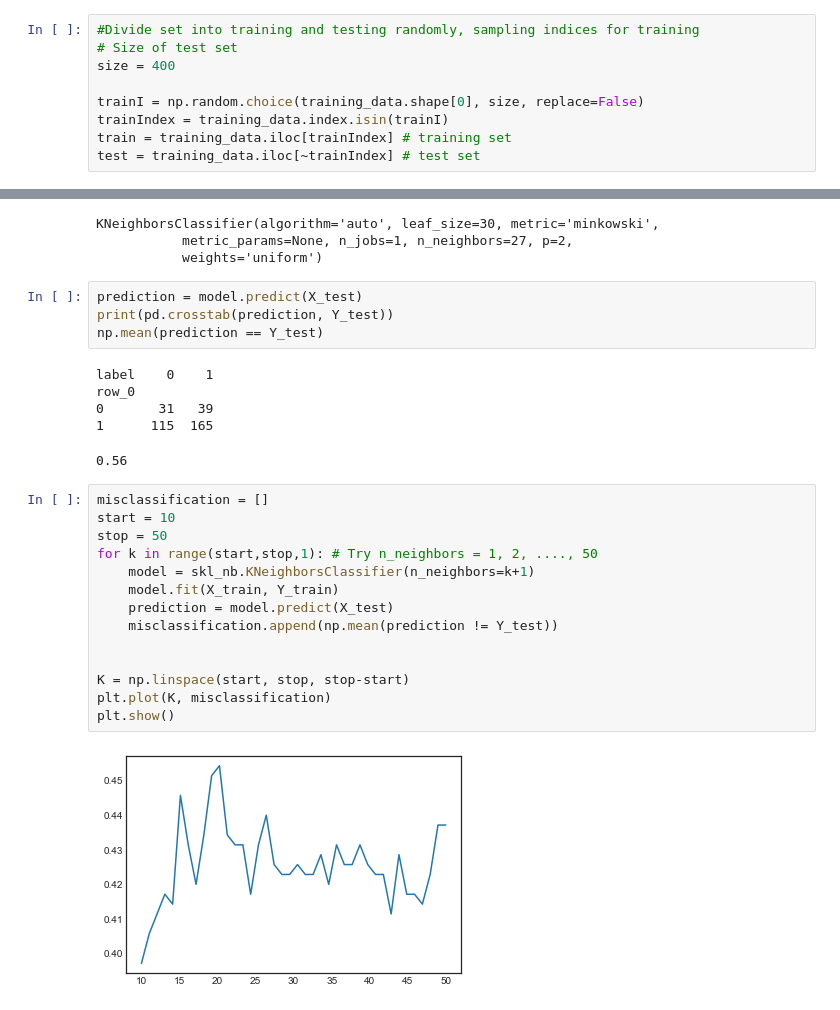
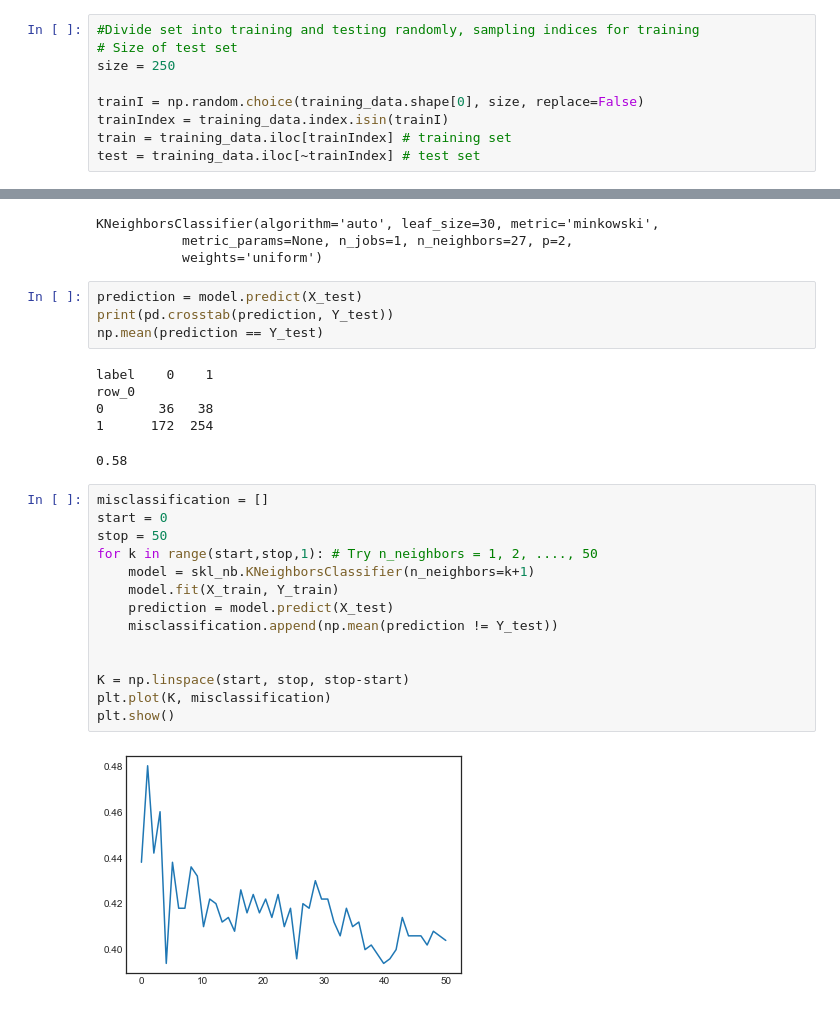
Before and after one commit to MSkogsmo/StatisticalMachineLearningProject, a Jupyter notebook: projectFileKNN.ipynb, the cells around one changed output, grey strips where cells are left out. Cells and saved outputs as stored; diff of their text form.

```diff
--- a/projectFileKNN.ipynb
+++ b/projectFileKNN.ipynb
@@ -73,7 +73,7 @@ Statistics about training set
 # %%
 #Divide set into training and testing randomly, sampling indices for training
 # Size of test set
-size = 400
+size = 250
 
 trainI = np.random.choice(training_data.shape[0], size, replace=False)
 trainIndex = training_data.index.isin(trainI)
@@ -115,22 +115,22 @@ np.mean(prediction == Y_test)
 # %% [output]
 label    0    1
 row_0
-0       31   39
-1      115  165
+0       36   38
+1      172  254
-0.56
+0.58
 # %%
 misclassification = []
-start = 10
+start = 0
 stop = 50
 for k in range(start,stop,1): # Try n_neighbors = 1, 2, ...., 50
     model = skl_nb.KNeighborsClassifier(n_neighbors=k+1)
     model.fit(X_train, Y_train)
     prediction = model.predict(X_test)
     misclassification.append(np.mean(prediction != Y_test))
 
 
 K = np.linspace(start, stop, stop-start)
 plt.plot(K, misclassification)
 plt.show()
 # %% [output]
-[figure, old version]
+[figure, new version]
```
Also changed, not shown: parts of 1 cell of this notebook, 1 other file.
